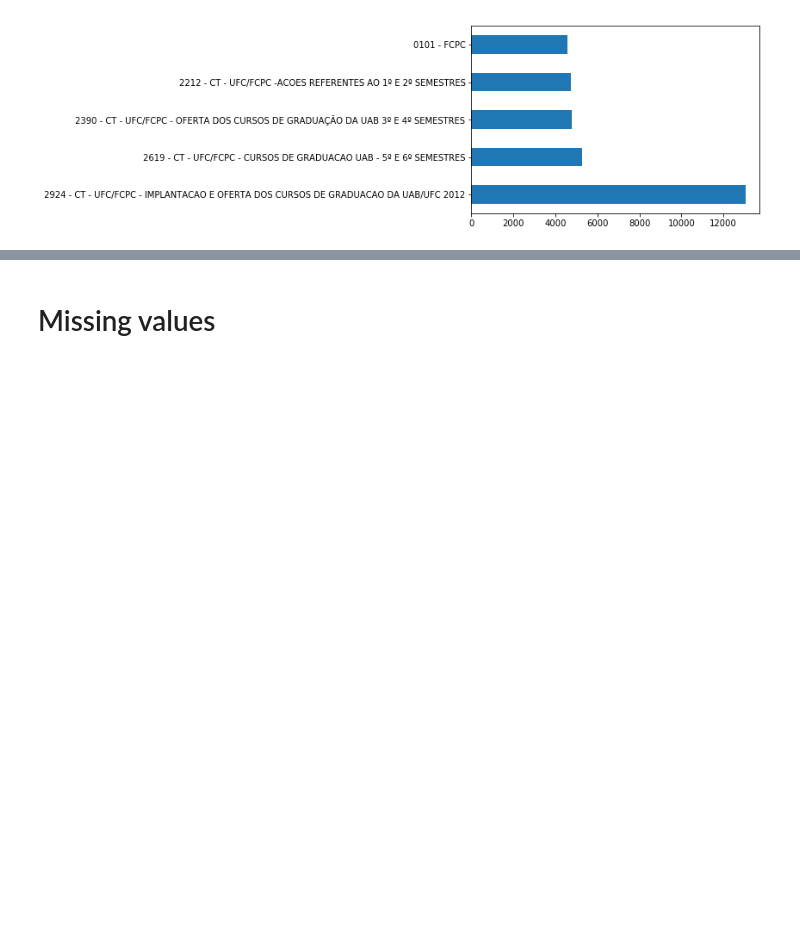
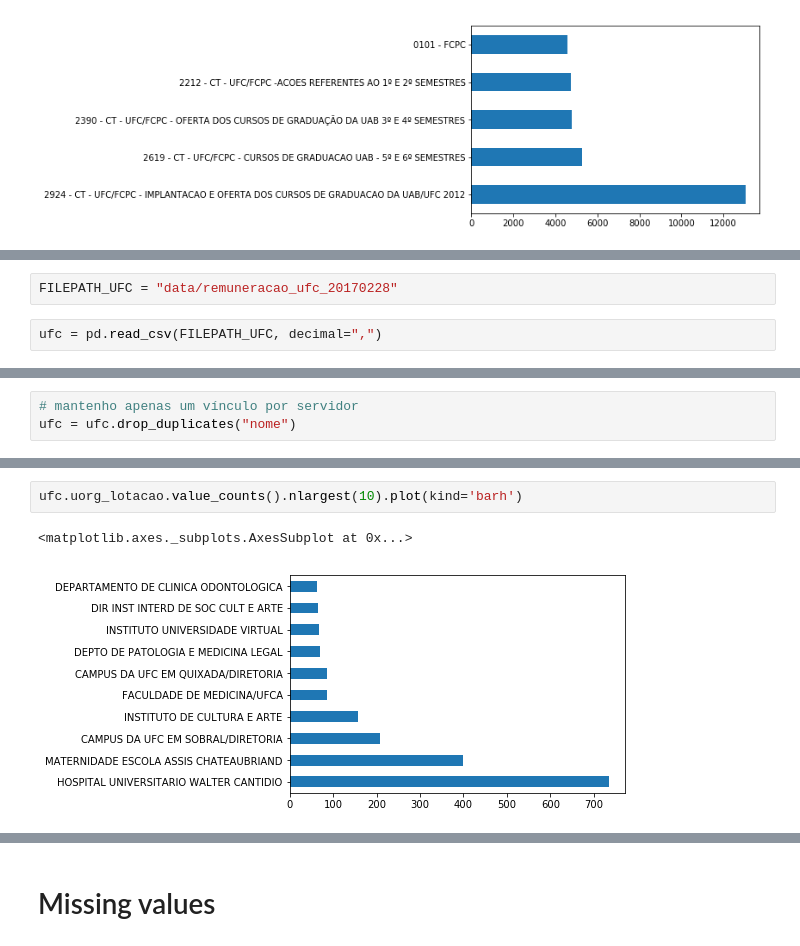
Before and after one commit to abevieiramota/course-python-data-analysis1, a Jupyter notebook: 00 - Exemplo.ipynb, the cells around one changed output, grey strips where cells are left out. Saved outputs shown, nothing was run; the diff lists cells and outputs as text; blank space fills up the shorter version.

```diff
--- a/00 - Exemplo.ipynb
+++ b/00 - Exemplo.ipynb
@@ -101,0 +141,4 @@ plt.legend(bbox_to_anchor = (-1., 1.02, 2., .102), ncol = 3, mode = "expand", lo
+# %%
+FILEPATH_UFC = "data/remuneracao_ufc_20170228"
+# %%
+ufc = pd.read_csv(FILEPATH_UFC, decimal=",")
@@ -101,0 +159,3 @@ plt.legend(bbox_to_anchor = (-1., 1.02, 2., .102), ncol = 3, mode = "expand", lo
+# %%
+# mantenho apenas um vínculo por servidor
+ufc = ufc.drop_duplicates("nome")
@@ -101,0 +171,5 @@ plt.legend(bbox_to_anchor = (-1., 1.02, 2., .102), ncol = 3, mode = "expand", lo
+# %%
+ufc.uorg_lotacao.value_counts().nlargest(10).plot(kind='barh')
+# %% [output]
+<matplotlib.axes._subplots.AxesSubplot at 0x...>
+[figure, added]
```
Also changed, not shown: parts of 36 cells of this notebook.
